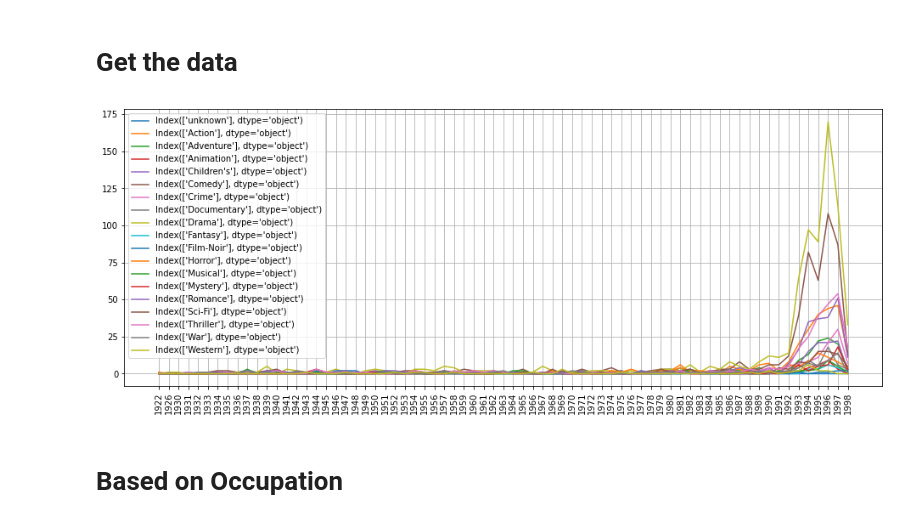
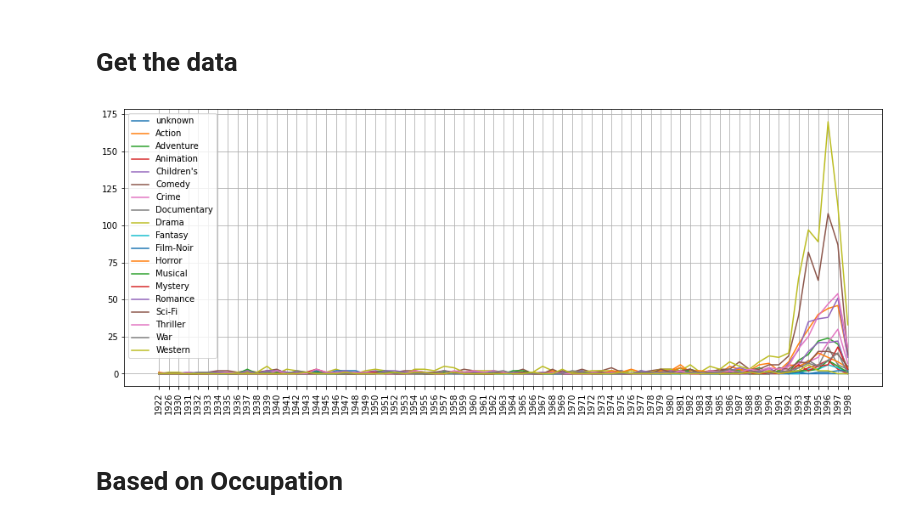
Before and after one commit to Xevenst/MovLensDataSet, a Jupyter notebook: dataAnalysisFuncts.ipynb, the cells around one changed output. Drawn from its saved outputs; the diff is of its cells as text; code cells hidden in the pictures.

```diff
--- a/dataAnalysisFuncts.ipynb
+++ b/dataAnalysisFuncts.ipynb
@@ -1187,27 +1187,27 @@ ratings = ratings.sort_values(by=['user_id','item_id']).reset_index().drop('inde
 # %%
 count=0
 yearnow=0
 for i in range(len(items)):
     if(yearnow!=items['year'][i]):
         count+=1
         yearnow=items['year'][i]
 
 temp2 = items.drop('item_id',axis=1)
 
 plt.figure(figsize=(16,6))
 for i in range(2,len(temp2.columns)):
     columnname = temp2.iloc[:,i].name
     temp3 = temp2.loc[:,['year',columnname]]
     temp3 = temp3.groupby(by=['year']).sum()
 
     plt.title(label=temp3.columns.name,fontsize=40,loc='center')
-    plt.plot(temp3.index,temp3.iloc[:,0],label = temp3.columns)
+    plt.plot(temp3.index,temp3.iloc[:,0],label = temp3.columns[0])
     plt.xticks(rotation=90)
 plt.grid()
 plt.legend()
 plt.show()
 # %% [output]
-[figure, old version]
+[figure, new version]
 # %% [markdown]
 <h1> Based on Occupation </h1>
 # %%
```
